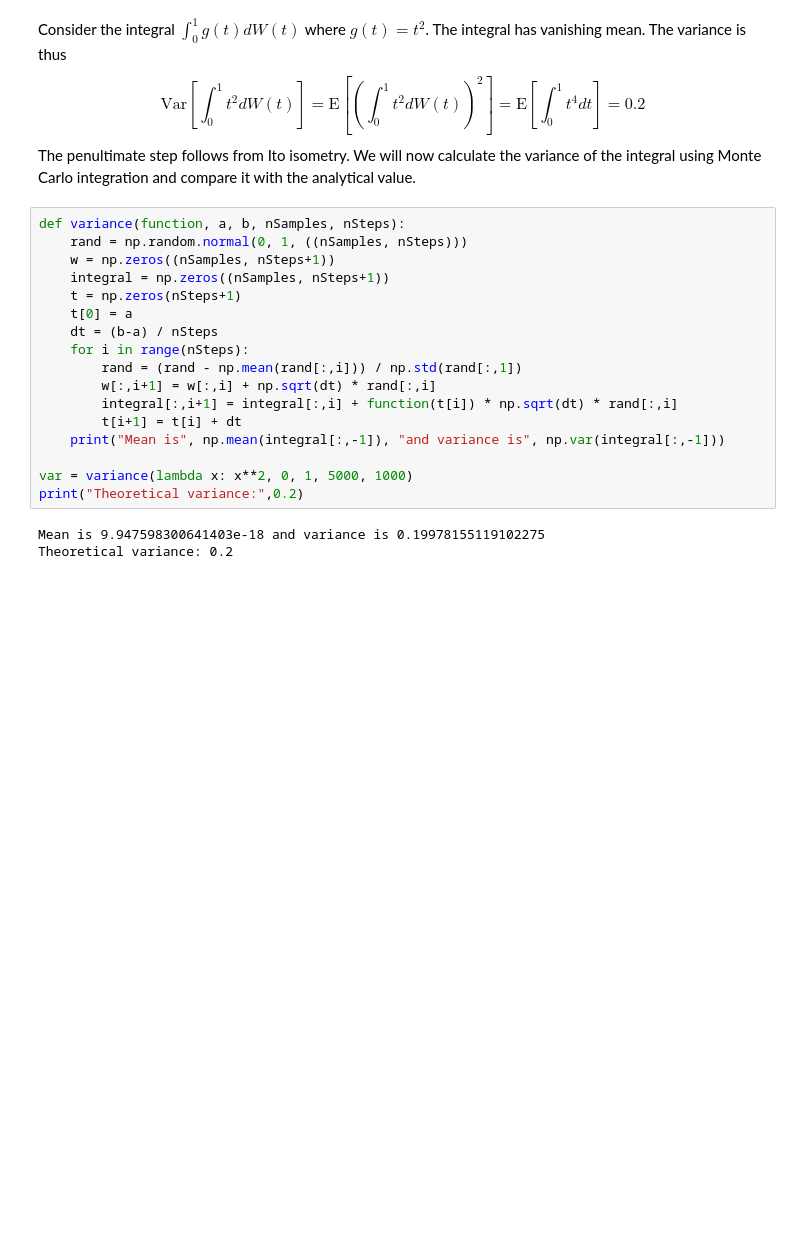
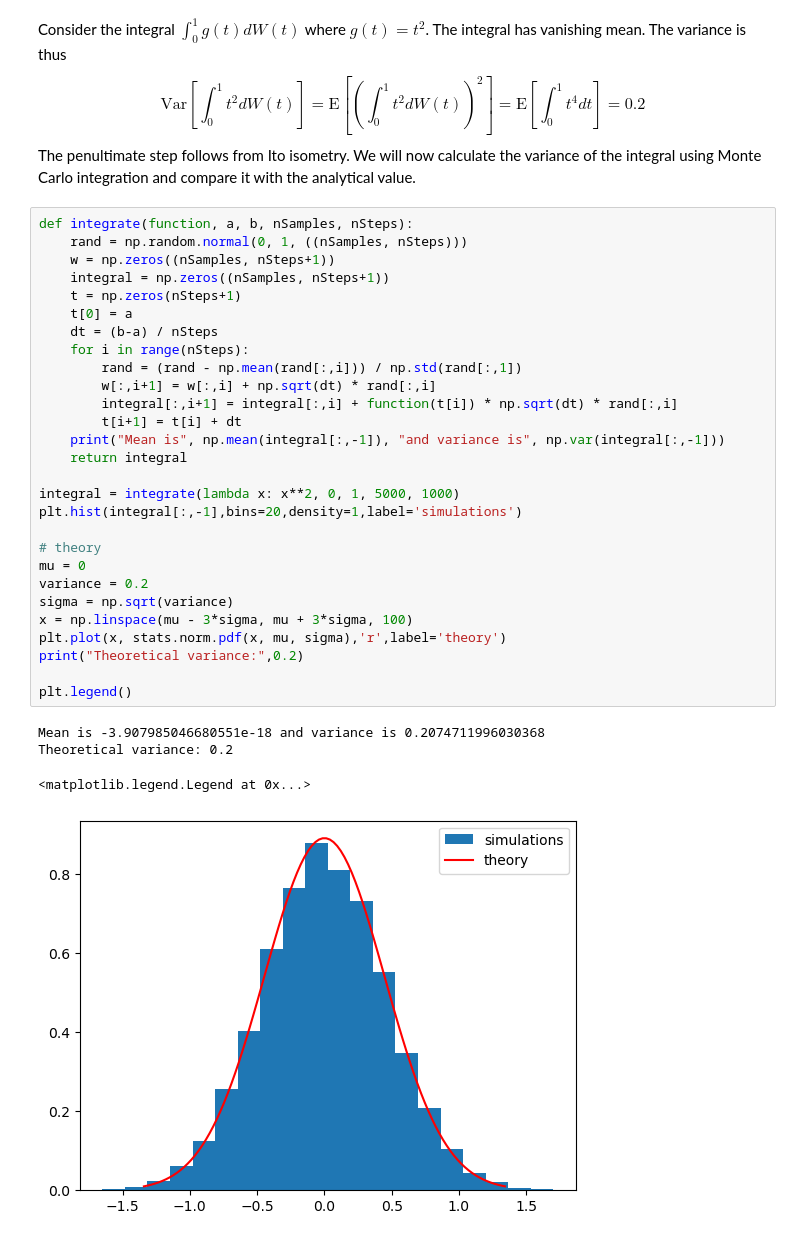
Before and after one commit to ashreyaj/pyQuafi, a Jupyter notebook: examples/Monte Carlo.ipynb, the cells around one changed output. Saved outputs shown, nothing was run; the diff lists cells and outputs as text; blank space fills up the shorter version.

Commit message:
Plot distribution of integral

```diff
--- a/examples/Monte Carlo.ipynb
+++ b/examples/Monte Carlo.ipynb
@@ -68,22 +69,35 @@ Consider the integral $\int_0^1 g(t)dW(t)$ where $g(t)=t^2$. The integral has va
 $$\mathrm{Var}\left[\int_0^1 t^2dW(t)\right] = \mathrm{E}\left[\left(\int_0^1 t^2dW(t)\right)^2\right] = \mathrm{E}\left[\int_0^1 t^4dt\right] = 0.2$$
 The penultimate step follows from Ito isometry. We will now calculate the variance of the integral using Monte Carlo integration and compare it with the analytical value.
 # %%
-def variance(function, a, b, nSamples, nSteps):
+def integrate(function, a, b, nSamples, nSteps):
     rand = np.random.normal(0, 1, ((nSamples, nSteps)))
     w = np.zeros((nSamples, nSteps+1))
     integral = np.zeros((nSamples, nSteps+1))
     t = np.zeros(nSteps+1)
     t[0] = a
     dt = (b-a) / nSteps
     for i in range(nSteps):
         rand = (rand - np.mean(rand[:,i])) / np.std(rand[:,1])
         w[:,i+1] = w[:,i] + np.sqrt(dt) * rand[:,i]
         integral[:,i+1] = integral[:,i] + function(t[i]) * np.sqrt(dt) * rand[:,i]
         t[i+1] = t[i] + dt
     print("Mean is", np.mean(integral[:,-1]), "and variance is", np.var(integral[:,-1]))
+    return integral
 
-var = variance(lambda x: x**2, 0, 1, 5000, 1000)
+integral = integrate(lambda x: x**2, 0, 1, 5000, 1000)
+plt.hist(integral[:,-1],bins=20,density=1,label='simulations')
+
+# theory
+mu = 0
+variance = 0.2
+sigma = np.sqrt(variance)
+x = np.linspace(mu - 3*sigma, mu + 3*sigma, 100)
+plt.plot(x, stats.norm.pdf(x, mu, sigma),'r',label='theory')
 print("Theoretical variance:",0.2)
+
+plt.legend()
 # %% [output]
-Mean is 9.947598300641403e-18 and variance is 0.19978155119102275
+Mean is -3.907985046680551e-18 and variance is 0.2074711996030368
 Theoretical variance: 0.2
+<matplotlib.legend.Legend at 0x...>
+[figure, added]
```
Also changed, not shown: parts of 1 cell of this notebook.
